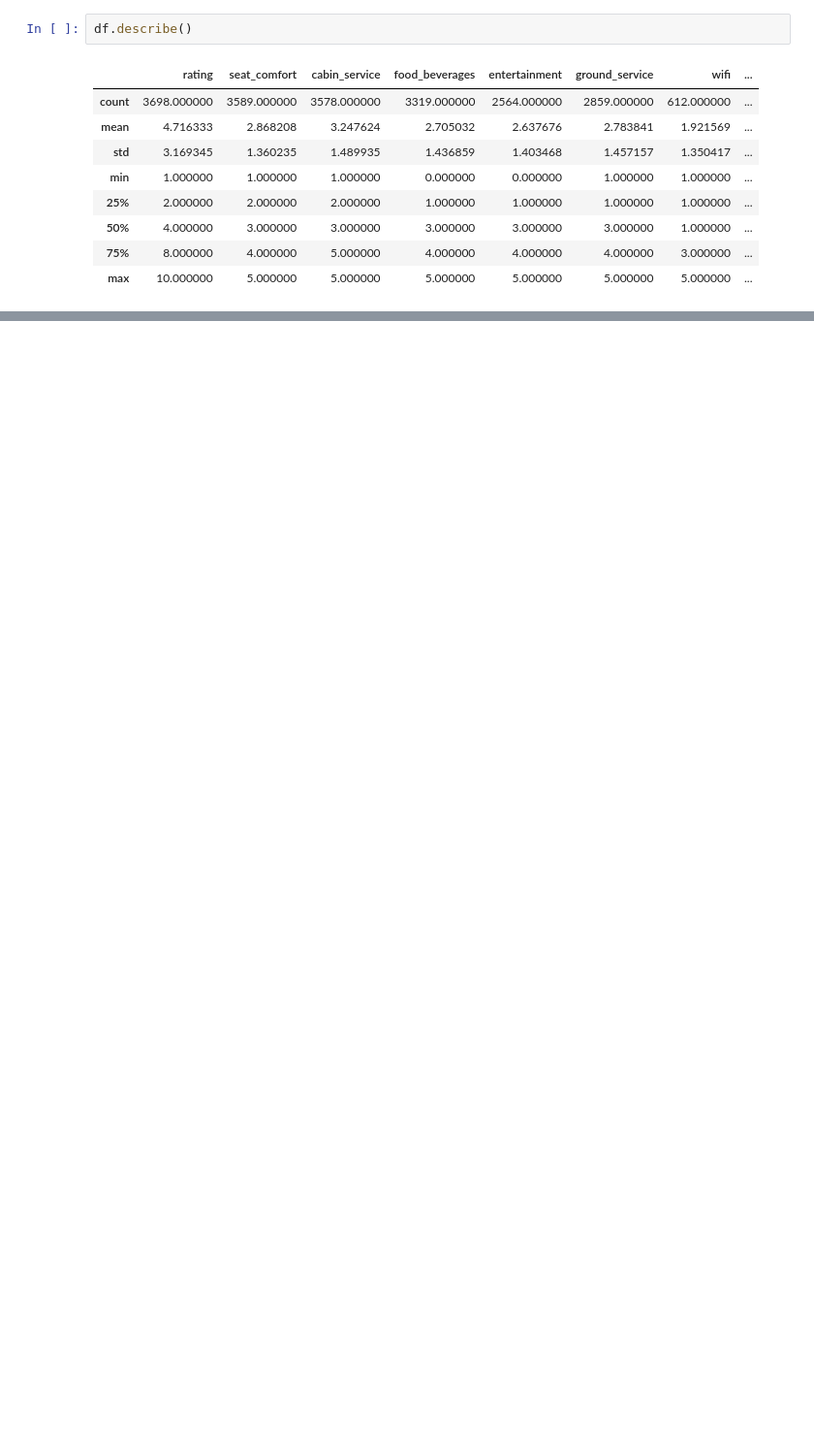
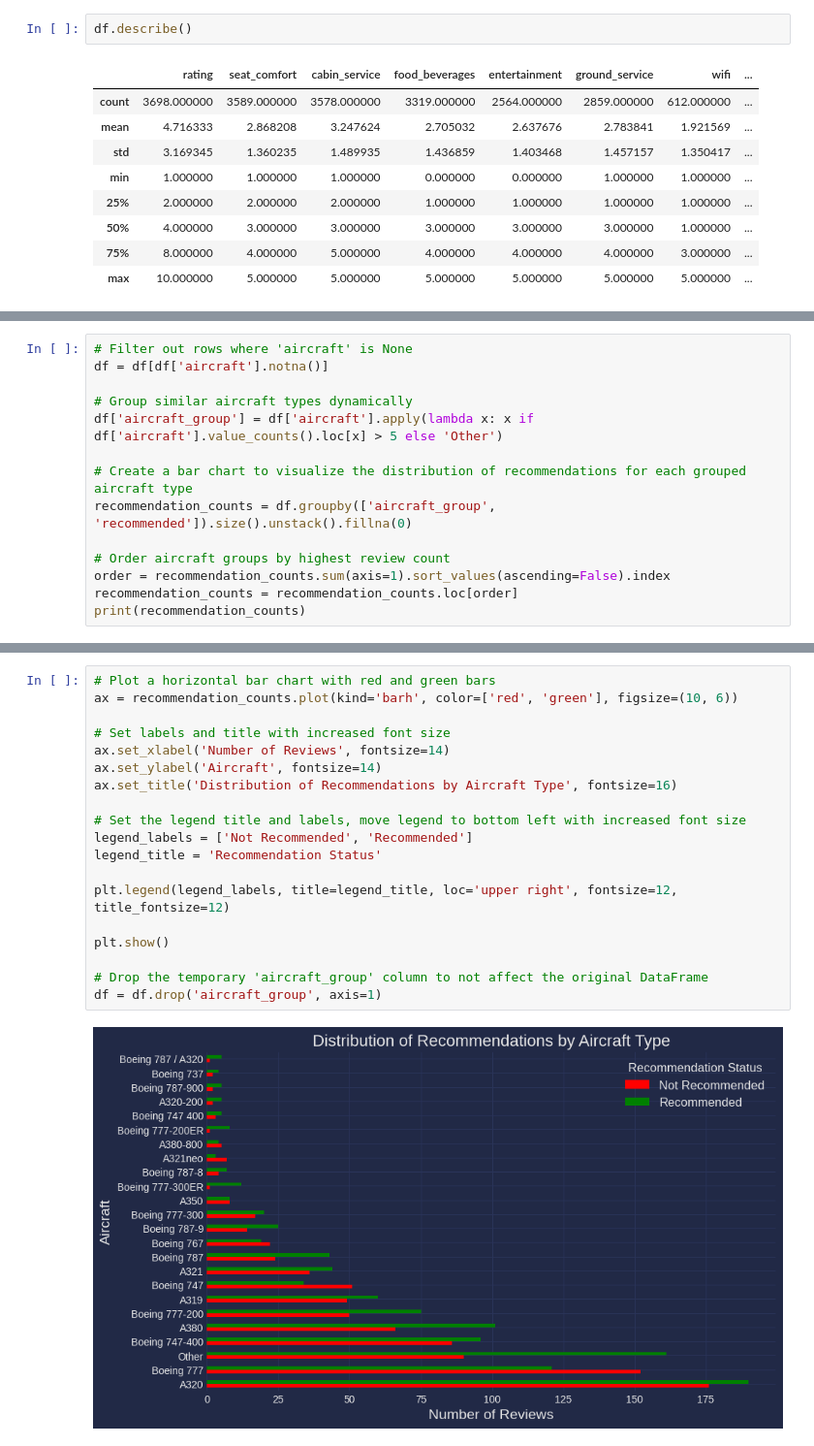
Before and after one commit to FlossyMaze/Airline-Customer-Review-Analysis, a Jupyter notebook: Task1 - WebScraping/Visualize_ReviewData.ipynb, the cells around one changed output, grey strips where cells are left out. Shown at 97% size. Cells and saved outputs as stored; diff of their text form; blank space fills up the shorter version.

```diff
--- a/Task1 - WebScraping/Visualize_ReviewData.ipynb
+++ b/Task1 - WebScraping/Visualize_ReviewData.ipynb
@@ -93,0 +107,14 @@ df = df.drop('combined_country', axis=1)
+# %%
+# Filter out rows where 'aircraft' is None
+df = df[df['aircraft'].notna()]
+
+# Group similar aircraft types dynamically
+df['aircraft_group'] = df['aircraft'].apply(lambda x: x if df['aircraft'].value_counts().loc[x] > 5 else 'Other')
+
+# Create a bar chart to visualize the distribution of recommendations for each grouped aircraft type
+recommendation_counts = df.groupby(['aircraft_group', 'recommended']).size().unstack().fillna(0)
+
+# Order aircraft groups by highest review count
+order = recommendation_counts.sum(axis=1).sort_values(ascending=False).index
+recommendation_counts = recommendation_counts.loc[order]
+print(recommendation_counts)
@@ -93,0 +139,21 @@ df = df.drop('combined_country', axis=1)
+# %%
+# Plot a horizontal bar chart with red and green bars
+ax = recommendation_counts.plot(kind='barh', color=['red', 'green'], figsize=(10, 6))
+
+# Set labels and title with increased font size
+ax.set_xlabel('Number of Reviews', fontsize=14)
+ax.set_ylabel('Aircraft', fontsize=14)
+ax.set_title('Distribution of Recommendations by Aircraft Type', fontsize=16)
+
+# Set the legend title and labels, move legend to bottom left with increased font size
+legend_labels = ['Not Recommended', 'Recommended']
+legend_title = 'Recommendation Status'
+
+plt.legend(legend_labels, title=legend_title, loc='upper right', fontsize=12, title_fontsize=12)
+
+plt.show()
+
+# Drop the temporary 'aircraft_group' column to not affect the original DataFrame
+df = df.drop('aircraft_group', axis=1)
+# %% [output]
+[figure, added]
```
Also changed, not shown: parts of 9 cells of this notebook.
